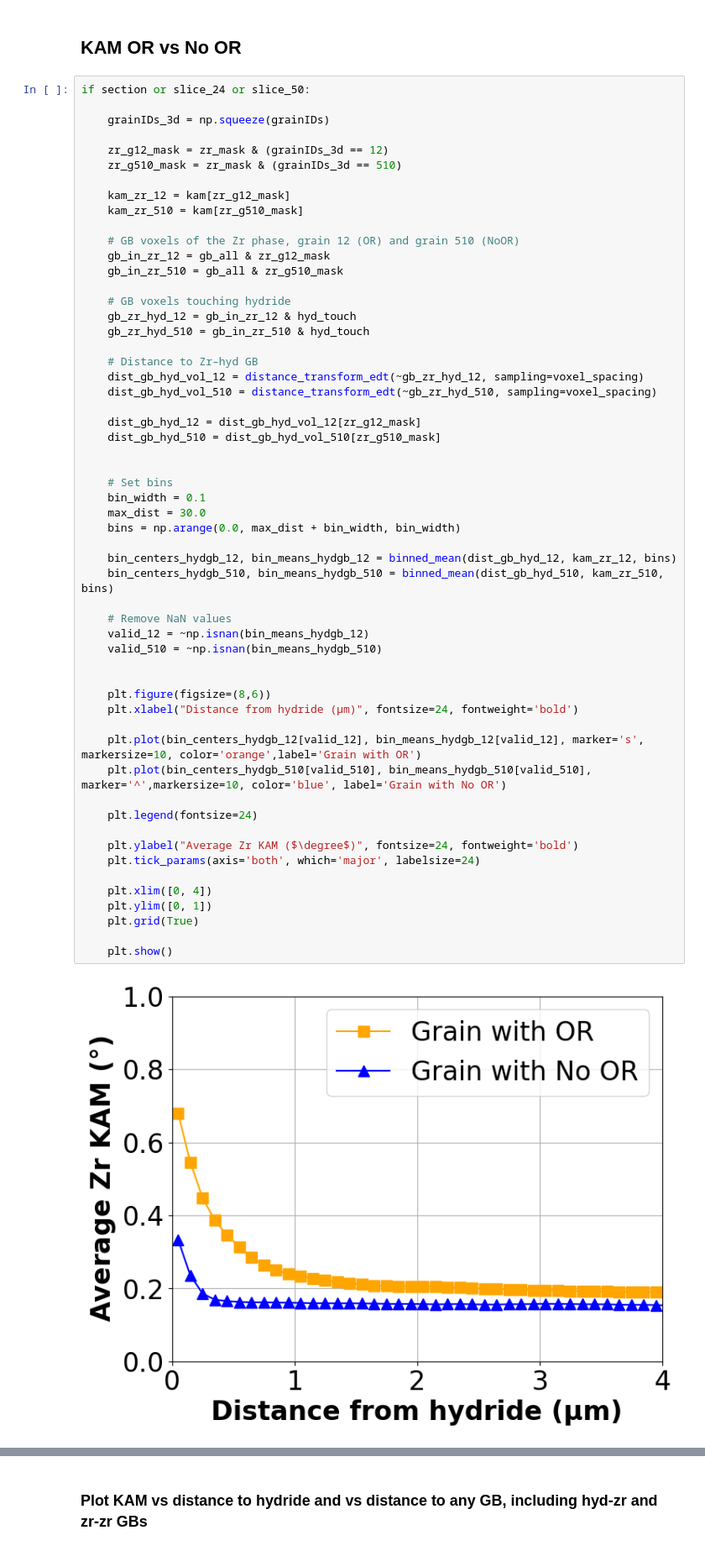
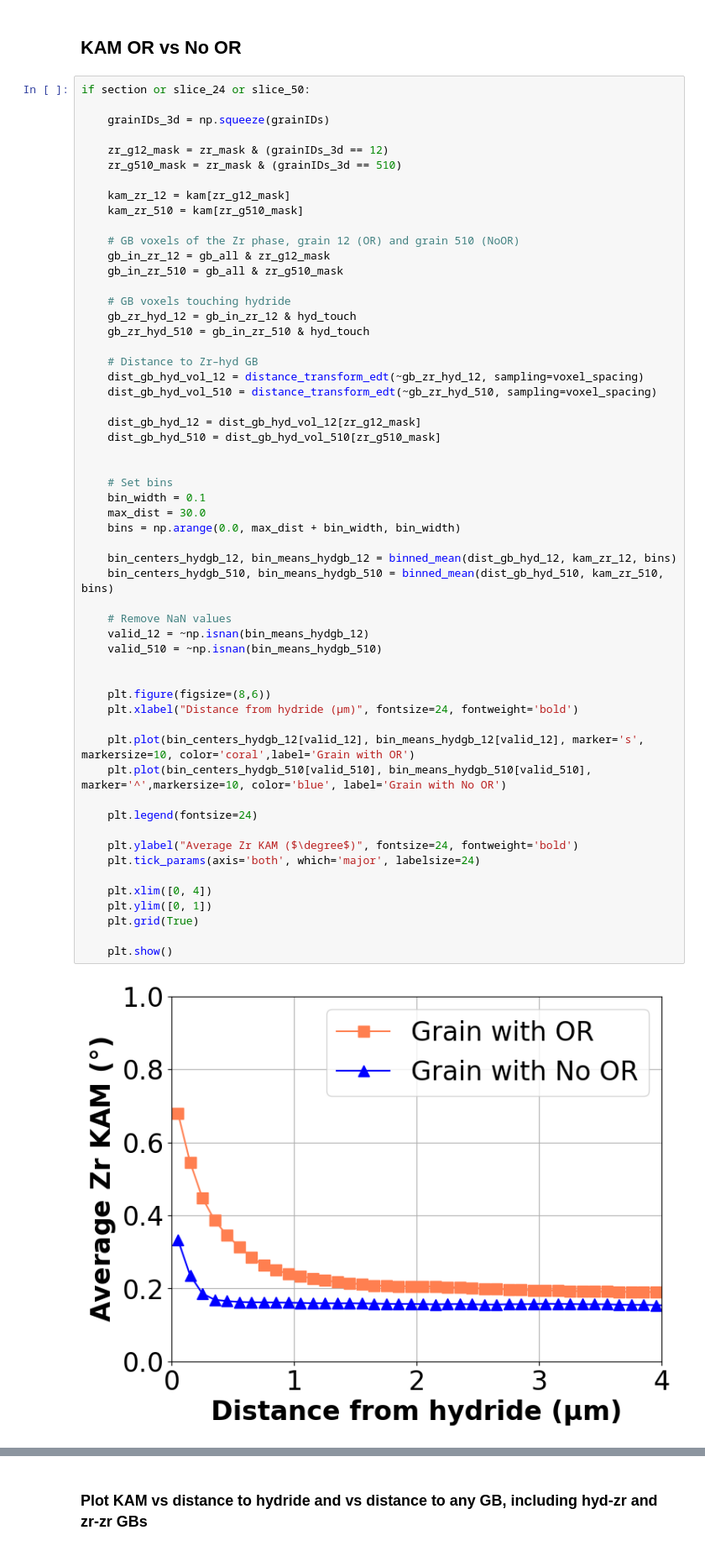
Before and after one commit to zr-midas/3D_characterisation_Zircaloy4, a Jupyter notebook: 3D_charaterisation/KAM_analysis/KAM_vs_distanceGB_hyd.ipynb, the cells around one changed output, grey strips where cells are left out. Shown at 84% size. Saved outputs shown, nothing was run; the diff lists cells and outputs as text.

```diff
--- a/3D_charaterisation/KAM_analysis/KAM_vs_distanceGB_hyd.ipynb
+++ b/3D_charaterisation/KAM_analysis/KAM_vs_distanceGB_hyd.ipynb
@@ -243,32 +276,32 @@ if section or slice_24 or slice_50:
 
     # Set bins
     bin_width = 0.1
     max_dist = 30.0
     bins = np.arange(0.0, max_dist + bin_width, bin_width)
 
     bin_centers_hydgb_12, bin_means_hydgb_12 = binned_mean(dist_gb_hyd_12, kam_zr_12, bins)
     bin_centers_hydgb_510, bin_means_hydgb_510 = binned_mean(dist_gb_hyd_510, kam_zr_510, bins)
 
     # Remove NaN values
     valid_12 = ~np.isnan(bin_means_hydgb_12)
     valid_510 = ~np.isnan(bin_means_hydgb_510)
 
 
     plt.figure(figsize=(8,6))
     plt.xlabel("Distance from hydride (µm)", fontsize=24, fontweight='bold')
 
-    plt.plot(bin_centers_hydgb_12[valid_12], bin_means_hydgb_12[valid_12], marker='s', markersize=10, color='orange',label='Grain with OR')
+    plt.plot(bin_centers_hydgb_12[valid_12], bin_means_hydgb_12[valid_12], marker='s', markersize=10, color='coral',label='Grain with OR')
     plt.plot(bin_centers_hydgb_510[valid_510], bin_means_hydgb_510[valid_510], marker='^',markersize=10, color='blue', label='Grain with No OR')
 
     plt.legend(fontsize=24)
 
     plt.ylabel("Average Zr KAM ($\degree$)", fontsize=24, fontweight='bold')
     plt.tick_params(axis='both', which='major', labelsize=24)
 
     plt.xlim([0, 4])
     plt.ylim([0, 1])
     plt.grid(True)
 
     plt.show()
 # %% [output]
-[figure, old version]
+[figure, new version]
```
Also changed, not shown: parts of 5 cells of this notebook.
